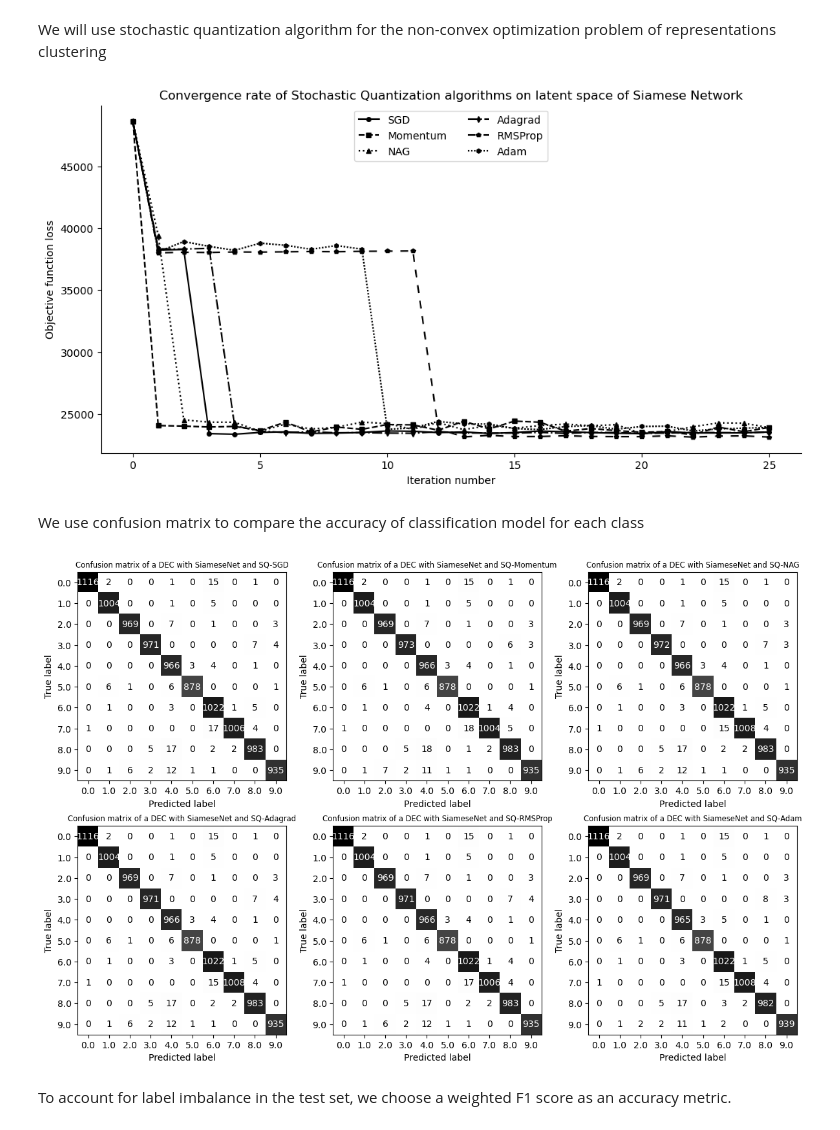
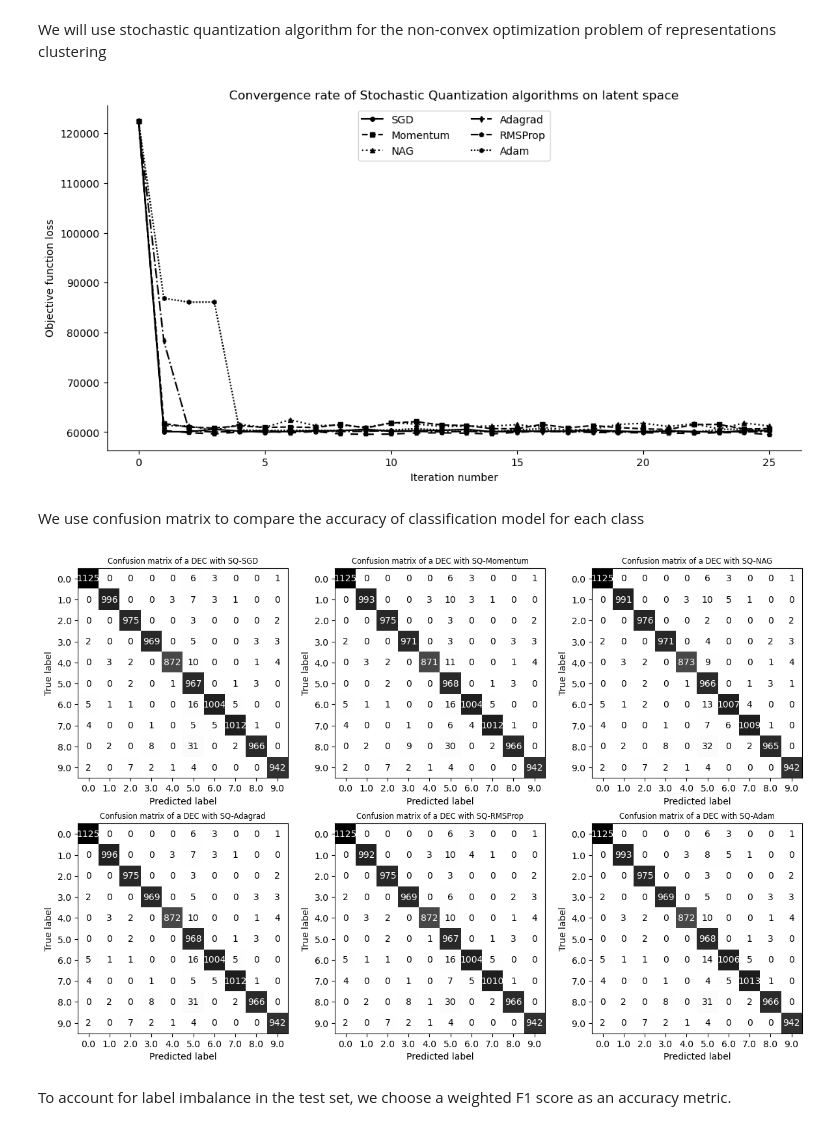
Before and after one commit to kaydotdev/stochastic-quantization, a Jupyter notebook: code/notebooks/simlearning.ipynb, the cells around one changed output. Saved outputs shown, nothing was run; the diff lists cells and outputs as text; code cells hidden in the pictures.

```diff
--- a/code/notebooks/simlearning.ipynb
+++ b/code/notebooks/simlearning.ipynb
@@ -76,7 +82,7 @@ fig, axes = plt.subplots(2, row_elements, figsize=(12, 4), tight_layout=True)
 
 # Display the samples in the image grid
 for i, (image, label) in enumerate(
-  itertools.islice(train_dataset, 2 * row_elements)
+  itertools.islice(train_subset, 2 * row_elements)
 ):
     row = i // row_elements
     col = i % row_elements
@@ -93,28 +99,24 @@ plt.show()
 A blueprint for a siamese neural network
 # %%
 class SiameseModel(nn.Module):
-    def __init__(self, latent_dim=16):
+    def __init__(self, latent_dim=3):
         super(SiameseModel, self).__init__()
 
         self.encoder = nn.Sequential(
             nn.Conv2d(1, 32, kernel_size=3, stride=1, padding=1),
-            nn.ELU(),
+            nn.ReLU(),
             nn.MaxPool2d(kernel_size=2, stride=2, padding=0),
 
             nn.Conv2d(32, 64, kernel_size=3, stride=1, padding=1),
-            nn.ELU(),
-            nn.MaxPool2d(kernel_size=2, stride=2, padding=0),
-
-            nn.Conv2d(64, 128, kernel_size=3, stride=1, padding=1),
-            nn.ELU(),
+            nn.ReLU(),
             nn.MaxPool2d(kernel_size=2, stride=2, padding=0),
 
             nn.Flatten(),
 
-            nn.Linear(128 * 3 * 3, 256),
-            nn.ELU(),
+            nn.Linear(64 * 7 * 7, 64),
+            nn.ReLU(),
 
-            nn.Linear(256, latent_dim),
+            nn.Linear(64, latent_dim),
         )
 
     def forward(self, x):
@@ -148,7 +150,7 @@ def get_semihard_triplets(embeddings, labels, margin=1.0):
     # If no semi-hard negative exists, use the hardest negative
     for i in range(embeddings.shape[0]):
         if not semi_hard_negative_mask[i].any():
-            hard_negative_dist, hard_negative_idx = (pairwise_dist[i] * negative_mask[i].float()).min(dim=0)
+            _, hard_negative_idx = (pairwise_dist[i] * negative_mask[i].float()).min(dim=0)
             semi_hard_negative_mask[i, hard_negative_idx] = True
 
     # Sample triplets
@@ -172,7 +174,7 @@ def get_semihard_triplets(embeddings, labels, margin=1.0):
 # %% [markdown]
 Building an instance of a siamese neural network and training it on a triplet loss
 # %%
-LATENT_DIM = 2
+LATENT_DIM = 3
 TRIPLET_MARGIN = 1.0
 
 siamese_model = SiameseModel(latent_dim=LATENT_DIM).to(device)
@@ -340,43 +335,43 @@ We will use stochastic quantization algorithm for the non-convex optimization pr
 # %%
 SQ_ITERS = 25
 
 sq_algorithms = {
     "SGD": sq.StochasticQuantization(sq_optim.SGDOptimizer(), n_clusters=10, max_iter=SQ_ITERS,
                                      random_state=np.random.RandomState(RANDOM_SEED)),
     "Momentum": sq.StochasticQuantization(sq_optim.MomentumOptimizer(), n_clusters=10, max_iter=SQ_ITERS,
-                                          learning_rate=0.001, random_state=np.random.RandomState(RANDOM_SEED)),
+                                          random_state=np.random.RandomState(RANDOM_SEED)),
     "NAG": sq.StochasticQuantization(sq_optim.NAGOptimizer(), n_clusters=10, max_iter=SQ_ITERS,
-                                     learning_rate=0.001, random_state=np.random.RandomState(RANDOM_SEED)),
+                                     random_state=np.random.RandomState(RANDOM_SEED)),
     "Adagrad": sq.StochasticQuantization(sq_optim.AdagradOptimizer(), n_clusters=10, max_iter=SQ_ITERS,
-                                         learning_rate=0.5, random_state=np.random.RandomState(RANDOM_SEED)),
+                                         learning_rate=0.9, random_state=np.random.RandomState(RANDOM_SEED)),
     "RMSProp": sq.StochasticQuantization(sq_optim.RMSPropOptimizer(), n_clusters=10, max_iter=SQ_ITERS,
-                                         random_state=np.random.RandomState(RANDOM_SEED)),
+                                         learning_rate=0.01, random_state=np.random.RandomState(RANDOM_SEED)),
     "Adam": sq.StochasticQuantization(sq_optim.AdamOptimizer(), n_clusters=10, max_iter=SQ_ITERS,
                                       learning_rate=0.01, random_state=np.random.RandomState(RANDOM_SEED))
 }
 
-markers = [('o', '-'), ('s', '--'), ('^', ':'), ('d', '-.'), ('p', (0, (5, 5))), ('h', (0, (1, 1)))]
+markers = [("o", "-"), ("s", "--"), ("^", ":"), ("d", "-."), ("p", (0, (5, 5))), ("h", (0, (1, 1)))]
 fig, ax = plt.subplots(1, 1, figsize=(12, 6))
 
 for idx, (name, alg) in enumerate(sq_algorithms.items()):
     marker, linestyle = markers[idx % len(markers)]
 
     alg = alg.fit(train_all_embeds)
 
     ax.plot(range(len(alg.loss_history_)), alg.loss_history_,
-            linestyle=linestyle, marker=marker, color='k',
+            linestyle=linestyle, marker=marker, color="k",
             markersize=4, label=name)
 
-ax.spines['top'].set_visible(False)
-ax.spines['right'].set_visible(False)
+ax.spines["top"].set_visible(False)
+ax.spines["right"].set_visible(False)
 
-plt.title("Convergence rate of Stochastic Quantization algorithms on latent space of Siamese Network")
-plt.xlabel('Iteration number')
-plt.ylabel('Objective function loss')
+plt.title("Convergence rate of Stochastic Quantization algorithms on latent space")
+plt.xlabel("Iteration number")
+plt.ylabel("Objective function loss")
 plt.legend(loc="upper center", ncol=2)
 plt.show()
 # %% [output]
-[figure, old version]
+[figure, new version]
 # %% [markdown]
 We use confusion matrix to compare the accuracy of classification model for each class
 # %%
@@ -400,12 +395,12 @@ for idx, (name, alg) in enumerate(sq_algorithms.items()):
         y_true, y_pred, cmap="Greys", colorbar=False, ax=ax_idx
     )
 
-    ax_idx.set_title(f"Confusion matrix of a DEC with SiameseNet and SQ-{name}", size="small")
+    ax_idx.set_title(f"Confusion matrix of a DEC with SQ-{name}", size="small")
     f1_scores[name] = f1_score(y_true, y_pred, average="weighted")
 
 plt.show()
 # %% [output]
-[figure, old version]
+[figure, new version]
 # %% [markdown]
 To account for label imbalance in the test set, we choose a weighted F1 score as an accuracy metric.
 # %%
```
Also changed, not shown: parts of 10 cells of this notebook.
